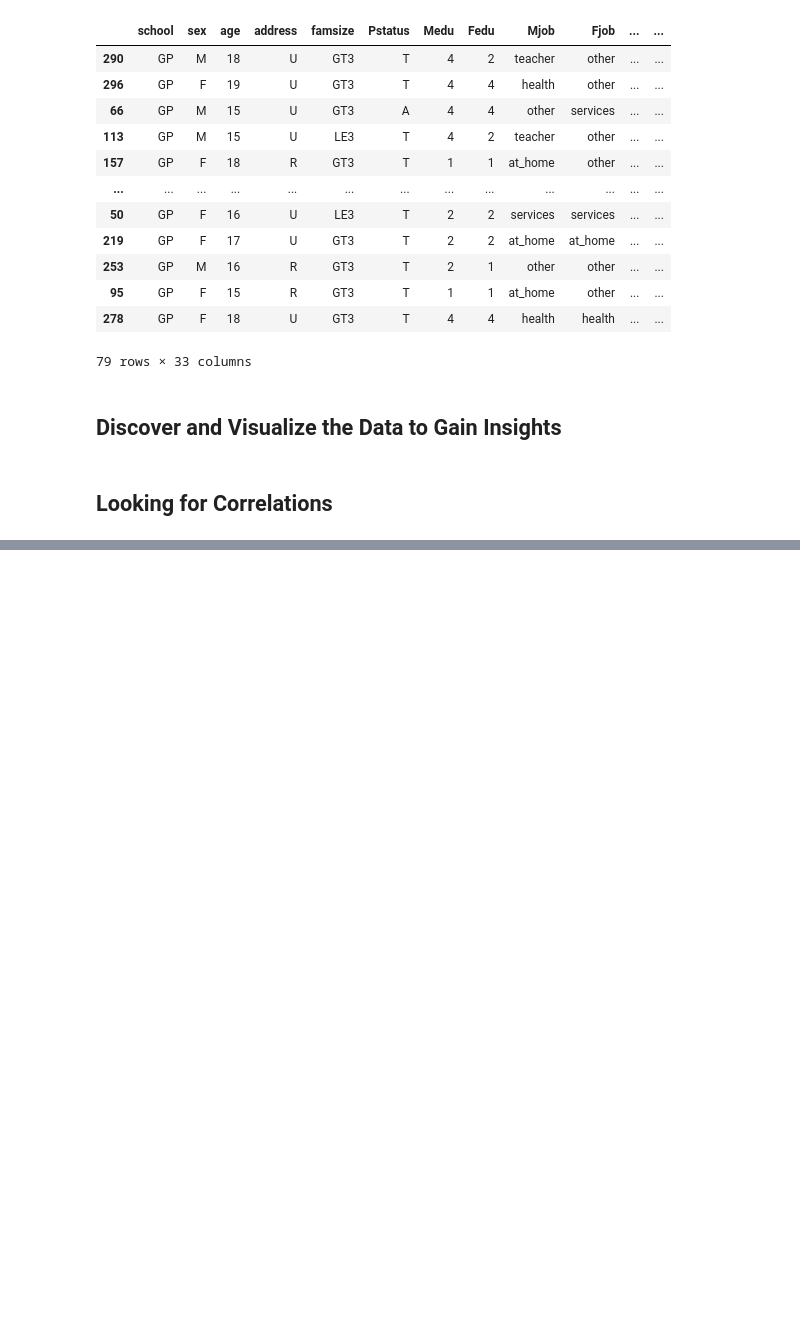
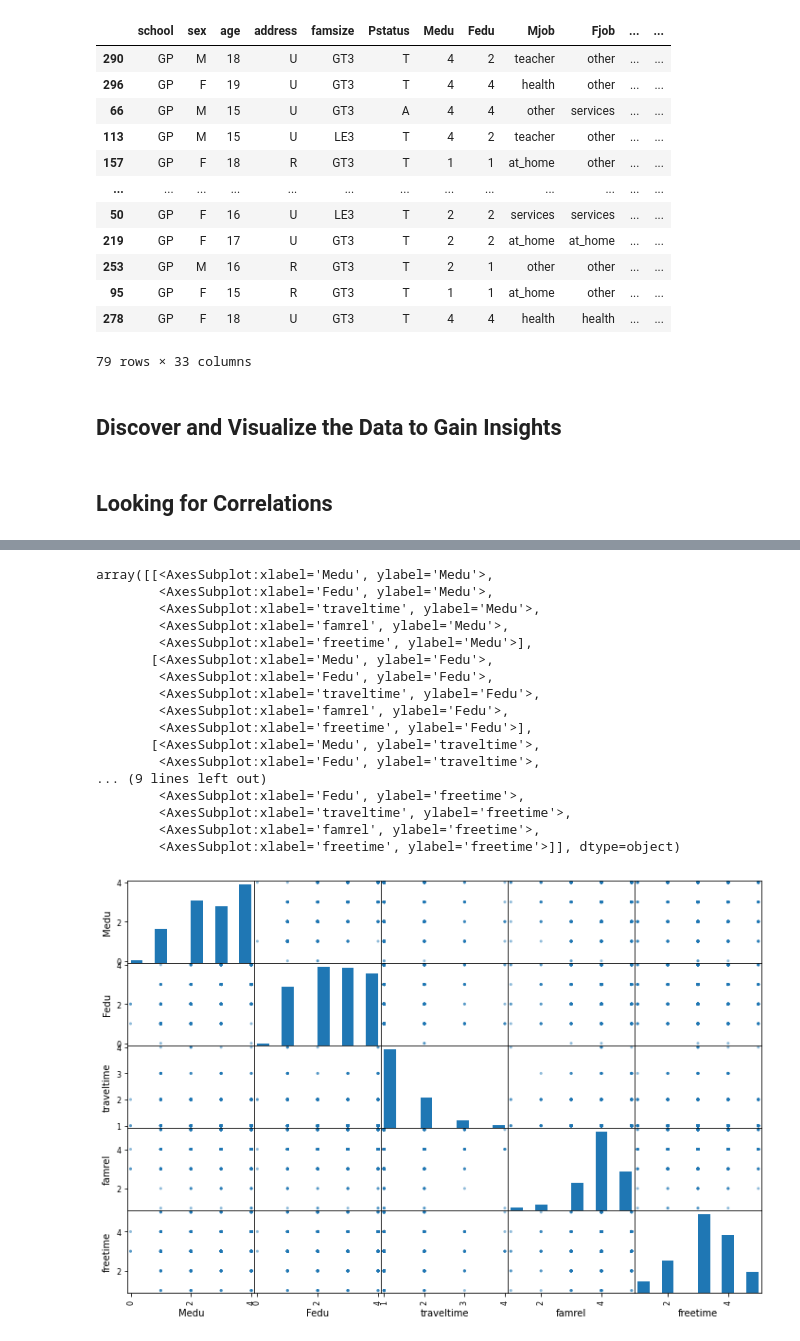
Before and after one commit to ryoiwata/handson-ml, a Jupyter notebook: notebooks/chapter_2_end_to_end_machine_learning_project.ipynb, the cells around one changed output, grey strips where cells are left out. Saved outputs shown, nothing was run; the diff lists cells and outputs as text; code cells hidden in the pictures; blank space fills up the shorter version.

Commit message:
attribute correlations

```diff
--- a/notebooks/chapter_2_end_to_end_machine_learning_project.ipynb
+++ b/notebooks/chapter_2_end_to_end_machine_learning_project.ipynb
@@ -372,0 +428,2 @@ training_df = strat_train_set.copy()
+# %%
+attributes = ['Medu', 'Fedu', 'traveltime', 'famrel', 'freetime']
@@ -372,0 +434,21 @@ training_df = strat_train_set.copy()
+# %%
+scatter_matrix(training_df[attributes], figsize=(12,8))
+# %% [output]
+array([[<AxesSubplot:xlabel='Medu', ylabel='Medu'>,
+        <AxesSubplot:xlabel='Fedu', ylabel='Medu'>,
+        <AxesSubplot:xlabel='traveltime', ylabel='Medu'>,
+        <AxesSubplot:xlabel='famrel', ylabel='Medu'>,
+        <AxesSubplot:xlabel='freetime', ylabel='Medu'>],
+       [<AxesSubplot:xlabel='Medu', ylabel='Fedu'>,
+        <AxesSubplot:xlabel='Fedu', ylabel='Fedu'>,
+        <AxesSubplot:xlabel='traveltime', ylabel='Fedu'>,
+        <AxesSubplot:xlabel='famrel', ylabel='Fedu'>,
+        <AxesSubplot:xlabel='freetime', ylabel='Fedu'>],
+       [<AxesSubplot:xlabel='Medu', ylabel='traveltime'>,
+        <AxesSubplot:xlabel='Fedu', ylabel='traveltime'>,
+... (9 lines left out)
+        <AxesSubplot:xlabel='Fedu', ylabel='freetime'>,
+        <AxesSubplot:xlabel='traveltime', ylabel='freetime'>,
+        <AxesSubplot:xlabel='famrel', ylabel='freetime'>,
+        <AxesSubplot:xlabel='freetime', ylabel='freetime'>]], dtype=object)
+[figure, added]
```
Also changed, not shown: parts of 7 cells of this notebook.
